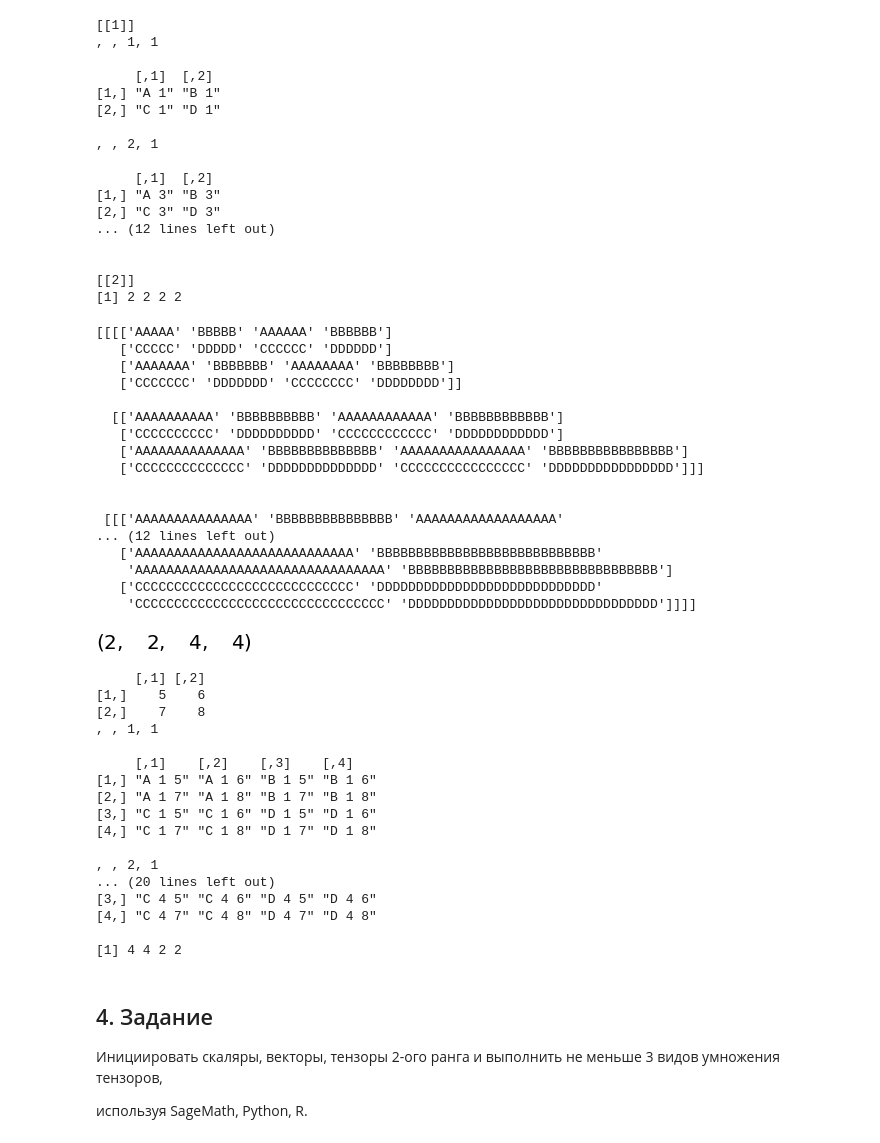
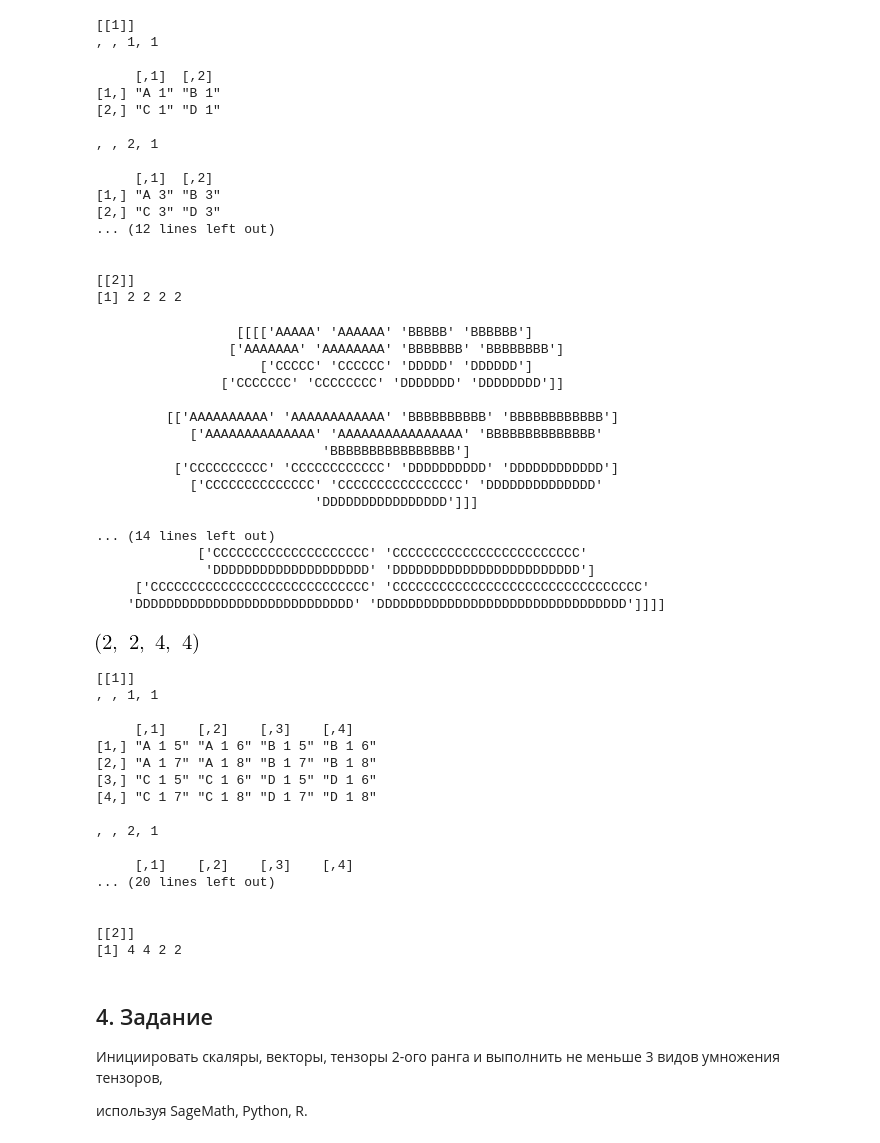
Before and after one commit to OlgaBelitskaya/linear_algebra_practice, a Jupyter notebook: work1_14.ipynb, the cells around one changed output. Saved outputs shown, nothing was run; the diff lists cells and outputs as text; code cells hidden in the pictures.

```diff
--- a/work1_14.ipynb
+++ b/work1_14.ipynb
@@ -480,40 +483,34 @@ GH <- outer(G, H, FUN=paste); list(GH, dim(GH))
 
 [[2]]
 [1] 2 2 2 2
-# %%
-# python numpy
-F = numpy.array([5,6,7,8]).reshape(2,2)
-FGH = numpy.kron(F,GH)
-print(FGH)
-FGH.shape
-# %% [output]
-[[[['AAAAA' 'BBBBB' 'AAAAAA' 'BBBBBB']
-   ['CCCCC' 'DDDDD' 'CCCCCC' 'DDDDDD']
-   ['AAAAAAA' 'BBBBBBB' 'AAAAAAAA' 'BBBBBBBB']
-   ['CCCCCCC' 'DDDDDDD' 'CCCCCCCC' 'DDDDDDDD']]
-
-  [['AAAAAAAAAA' 'BBBBBBBBBB' 'AAAAAAAAAAAA' 'BBBBBBBBBBBB']
-   ['CCCCCCCCCC' 'DDDDDDDDDD' 'CCCCCCCCCCCC' 'DDDDDDDDDDDD']
-   ['AAAAAAAAAAAAAA' 'BBBBBBBBBBBBBB' 'AAAAAAAAAAAAAAAA' 'BBBBBBBBBBBBBBBB']
-   ['CCCCCCCCCCCCCC' 'DDDDDDDDDDDDDD' 'CCCCCCCCCCCCCCCC' 'DDDDDDDDDDDDDDDD']]]
-
-
- [[['AAAAAAAAAAAAAAA' 'BBBBBBBBBBBBBBB' 'AAAAAAAAAAAAAAAAAA'
-... (12 lines left out)
-   ['AAAAAAAAAAAAAAAAAAAAAAAAAAAA' 'BBBBBBBBBBBBBBBBBBBBBBBBBBBB'
-    'AAAAAAAAAAAAAAAAAAAAAAAAAAAAAAAA' 'BBBBBBBBBBBBBBBBBBBBBBBBBBBBBBBB']
-   ['CCCCCCCCCCCCCCCCCCCCCCCCCCCC' 'DDDDDDDDDDDDDDDDDDDDDDDDDDDD'
-    'CCCCCCCCCCCCCCCCCCCCCCCCCCCCCCCC' 'DDDDDDDDDDDDDDDDDDDDDDDDDDDDDDDD']]]]
-[figure, removed]
+# %%
+GHF=numpy.kron(GH,F); sympy.pprint(GHF)
+GHF.shape
+# %% [output]
+                  [[[['AAAAA' 'AAAAAA' 'BBBBB' 'BBBBBB']
+                 ['AAAAAAA' 'AAAAAAAA' 'BBBBBBB' 'BBBBBBBB']
+                     ['CCCCC' 'CCCCCC' 'DDDDD' 'DDDDDD']
+                ['CCCCCCC' 'CCCCCCCC' 'DDDDDDD' 'DDDDDDDD']]
+
+         [['AAAAAAAAAA' 'AAAAAAAAAAAA' 'BBBBBBBBBB' 'BBBBBBBBBBBB']
+            ['AAAAAAAAAAAAAA' 'AAAAAAAAAAAAAAAA' 'BBBBBBBBBBBBBB'
+                             'BBBBBBBBBBBBBBBB']
+          ['CCCCCCCCCC' 'CCCCCCCCCCCC' 'DDDDDDDDDD' 'DDDDDDDDDDDD']
+            ['CCCCCCCCCCCCCC' 'CCCCCCCCCCCCCCCC' 'DDDDDDDDDDDDDD'
+                            'DDDDDDDDDDDDDDDD']]]
+
+... (14 lines left out)
+             ['CCCCCCCCCCCCCCCCCCCC' 'CCCCCCCCCCCCCCCCCCCCCCCC'
+              'DDDDDDDDDDDDDDDDDDDD' 'DDDDDDDDDDDDDDDDDDDDDDDD']
+     ['CCCCCCCCCCCCCCCCCCCCCCCCCCCC' 'CCCCCCCCCCCCCCCCCCCCCCCCCCCCCCCC'
+    'DDDDDDDDDDDDDDDDDDDDDDDDDDDD' 'DDDDDDDDDDDDDDDDDDDDDDDDDDDDDDDD']]]]
+[figure, added]
 # %%
 %%r
-F <- t(array(c(5,6,7,8),c(2,2)))
-FGH <- kronecker(GH, F, FUN=paste)
-F; FGH; dim(FGH)
+GHF<-kronecker(GH,F,FUN=paste)
+list(GHF,dim(GHF))
 # %% [output]
-     [,1] [,2]
-[1,]    5    6
-[2,]    7    8
+[[1]]
 , , 1, 1
 
      [,1]    [,2]    [,3]    [,4]
@@ -523,10 +520,12 @@ F; FGH; dim(FGH)
 [4,] "C 1 7" "C 1 8" "D 1 7" "D 1 8"
 
 , , 2, 1
+
+     [,1]    [,2]    [,3]    [,4]
 ... (20 lines left out)
-[3,] "C 4 5" "C 4 6" "D 4 5" "D 4 6"
-[4,] "C 4 7" "C 4 8" "D 4 7" "D 4 8"
 
+
+[[2]]
 [1] 4 4 2 2
 # %% [markdown]
 ## 4. Задание
```
Also changed, not shown: parts of 29 cells of this notebook.
